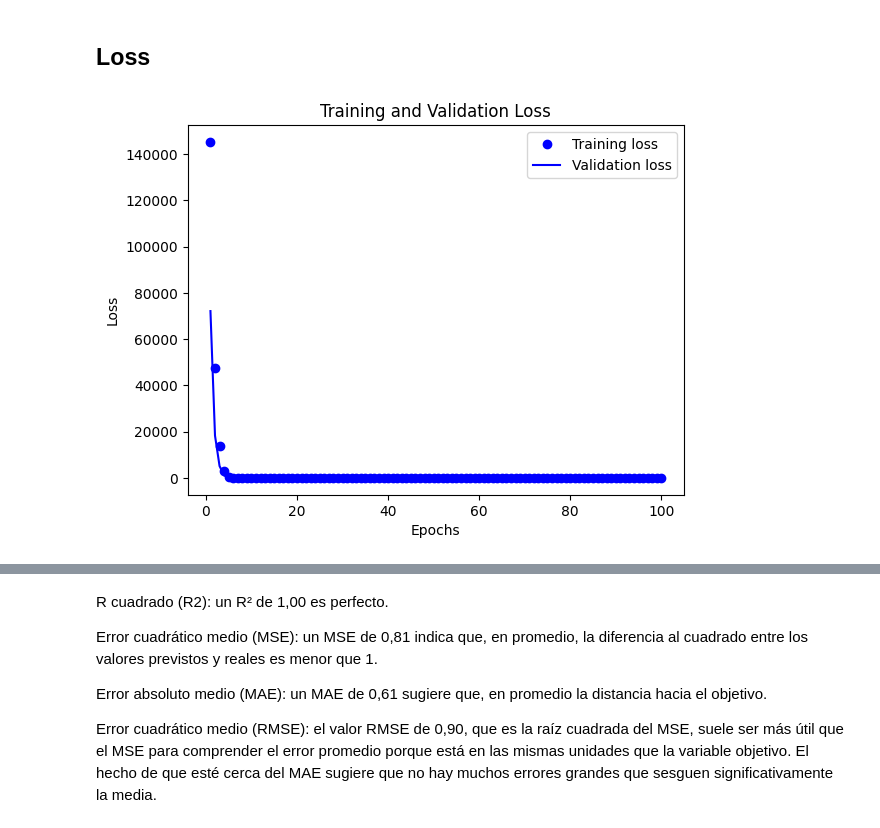
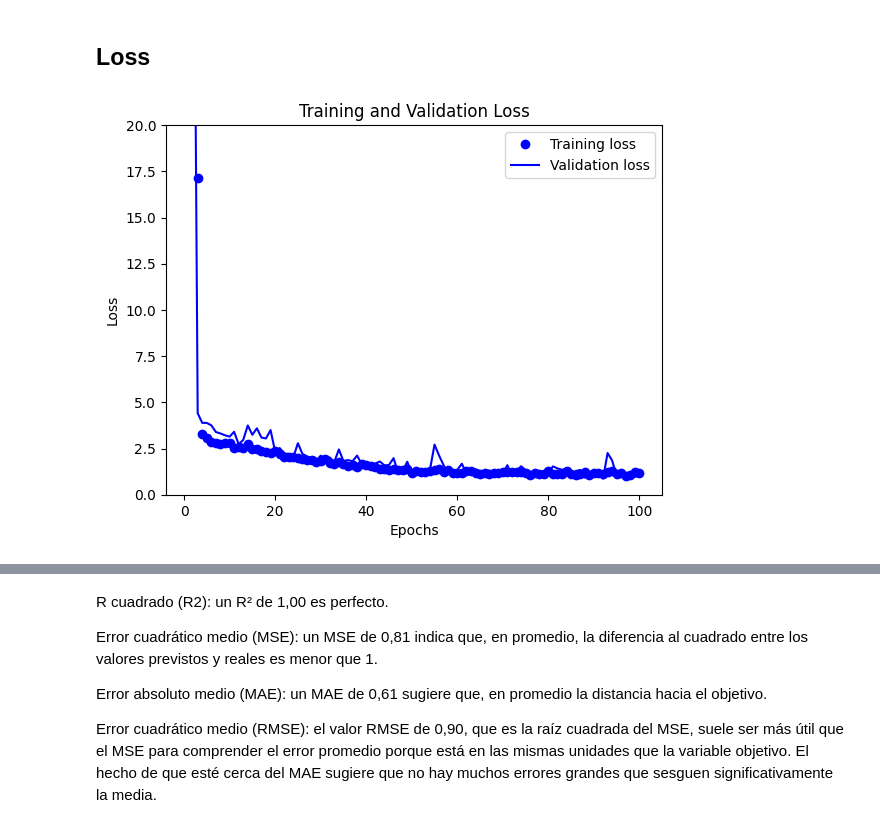
Before and after one commit to lorenzoog00/Total-Energy, a Jupyter notebook: red/Creacion.ipynb, the cells around one changed output, grey strips where cells are left out. Cells and saved outputs as stored; diff of their text form; code cells hidden in the pictures.

```diff
--- a/red/Creacion.ipynb
+++ b/red/Creacion.ipynb
@@ -143,0 +209,8 @@ model = Sequential([
+# %%
+# Example usage:
+initial_config = {
+     'neurons': [32, 16],
+     'val_split': 0.02,
+     'batch_size': 32
+ }
+model, history = train_until_mae_below_threshold_enhanced(X_train, y_train, X_test, y_test, initial_config)
@@ -148,6 +235,6 @@ Tipo de compilación
 model.compile(optimizer='adam', loss='mean_squared_error')
 # %%
 # Training the model
-history = model.fit(X_train, y_train, epochs=100, batch_size=32, validation_split=0.02, verbose=1)
+history = model.fit(X_train, y_train, epochs=100, batch_size=16, validation_split=0.02, verbose=1)
 # %% [output]
 Epoch 1/100
@@ -177,16 +264,16 @@ epochs = range(1, len(loss) + 1)
 # %%
 # Plotting the training and validation loss
 plt.figure()
 plt.plot(epochs, loss, 'bo', label='Training loss')  # 'bo' gives us blue dot
 plt.plot(epochs, val_loss, 'b', label='Validation loss')  # 'b' gives us a solid blue line
 plt.title('Training and Validation Loss')
 plt.xlabel('Epochs')
 plt.ylabel('Loss')
-#plt.ylim(0, 20)
+plt.ylim(0, 20)
 plt.legend()
 plt.show()
 # %% [output]
-[figure, old version]
+[figure, new version]
 # %%
 # Evaluate the model on the test set
 test_loss = model.evaluate(X_test, y_test)
```
Also changed, not shown: parts of 8 cells of this notebook, 8 other files.
